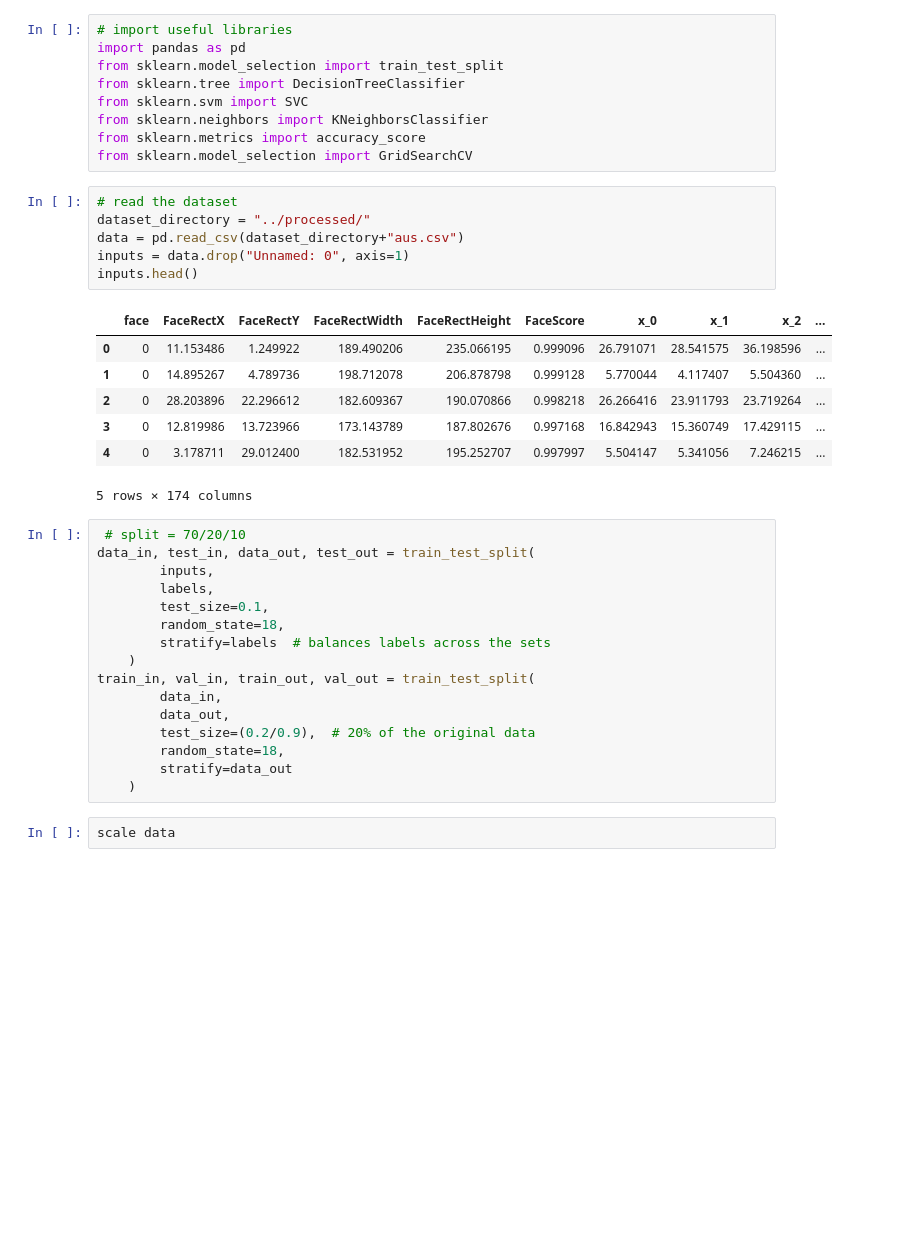
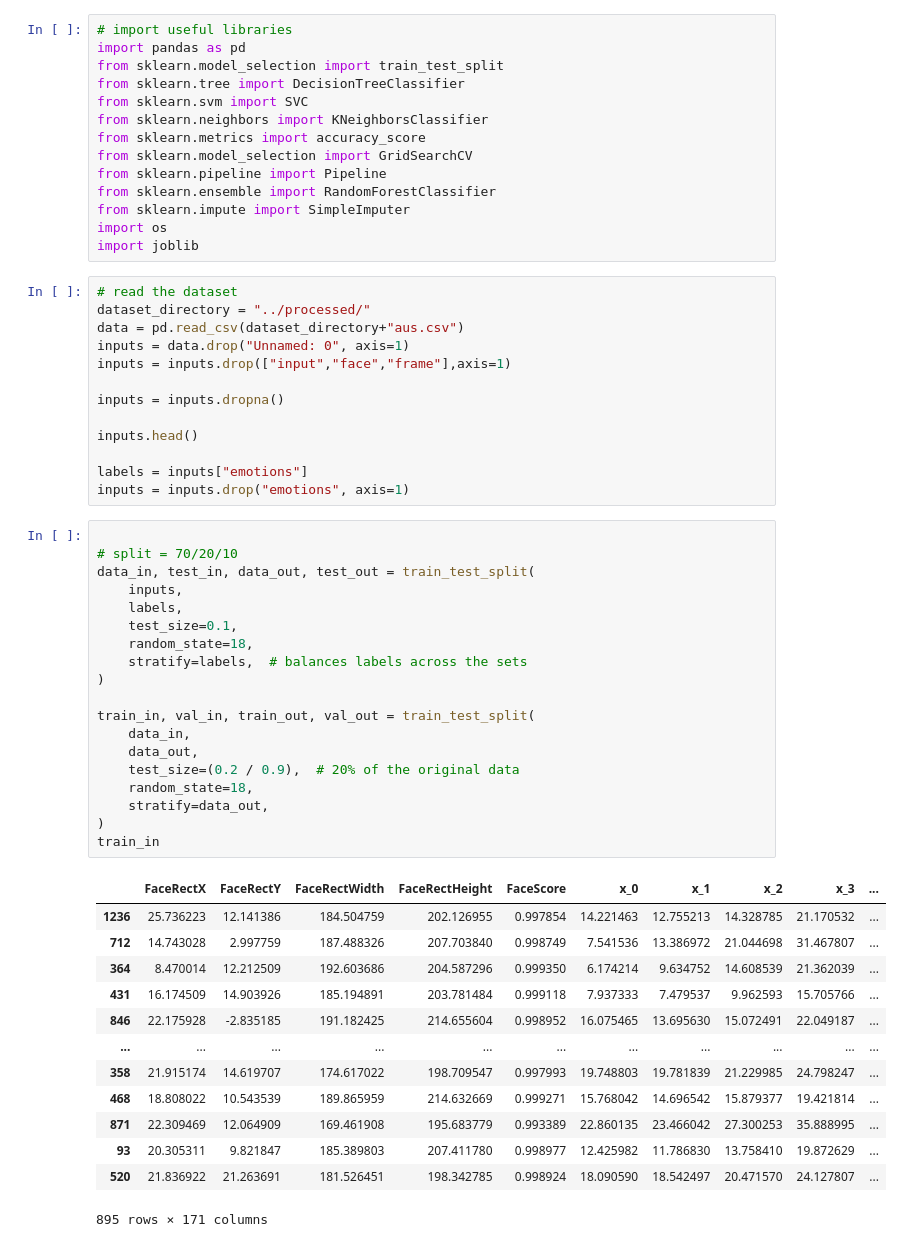
Before and after one commit to Amrith-H-N/Furhat-Bartender, a Jupyter notebook: src/scripts/2_ModelTraining.ipynb, the cells around one changed output. Drawn from its saved outputs; the diff is of its cells as text; blank space fills up the shorter version.

```diff
--- a/src/scripts/2_ModelTraining.ipynb
+++ b/src/scripts/2_ModelTraining.ipynb
@@ -7,35 +7,54 @@ from sklearn.svm import SVC
 from sklearn.neighbors import KNeighborsClassifier
 from sklearn.metrics import accuracy_score
 from sklearn.model_selection import GridSearchCV
+from sklearn.pipeline import Pipeline
+from sklearn.ensemble import RandomForestClassifier
+from sklearn.impute import SimpleImputer
+import os
+import joblib
 # %%
 # read the dataset
 dataset_directory = "../processed/"
 data = pd.read_csv(dataset_directory+"aus.csv")
 inputs = data.drop("Unnamed: 0", axis=1)
+inputs = inputs.drop(["input","face","frame"],axis=1)
+
+inputs = inputs.dropna()
+
 inputs.head()
+
+labels = inputs["emotions"]
+inputs = inputs.drop("emotions", axis=1)
-# %% [output]
-|  | face | FaceRectX | FaceRectY | FaceRectWidth | FaceRectHeight | FaceScore | x_0 | x_1 | x_2 | ... |
-| 0 | 0 | 11.153486 | 1.249922 | 189.490206 | 235.066195 | 0.999096 | 26.791071 | 28.541575 | 36.198596 | ... |
-| 1 | 0 | 14.895267 | 4.789736 | 198.712078 | 206.878798 | 0.999128 | 5.770044 | 4.117407 | 5.504360 | ... |
-| 2 | 0 | 28.203896 | 22.296612 | 182.609367 | 190.070866 | 0.998218 | 26.266416 | 23.911793 | 23.719264 | ... |
-| 3 | 0 | 12.819986 | 13.723966 | 173.143789 | 187.802676 | 0.997168 | 16.842943 | 15.360749 | 17.429115 | ... |
-| 4 | 0 | 3.178711 | 29.012400 | 182.531952 | 195.252707 | 0.997997 | 5.504147 | 5.341056 | 7.246215 | ... |
-5 rows × 174 columns
 # %%
- # split = 70/20/10
+
+# split = 70/20/10
 data_in, test_in, data_out, test_out = train_test_split(
-        inputs,
-        labels,
-        test_size=0.1,
-        random_state=18,
-        stratify=labels  # balances labels across the sets
-    )
+    inputs,
+    labels,
+    test_size=0.1,
+    random_state=18,
+    stratify=labels,  # balances labels across the sets
+)
+
 train_in, val_in, train_out, val_out = train_test_split(
-        data_in,
-        data_out,
-        test_size=(0.2/0.9),  # 20% of the original data
-        random_state=18,
-        stratify=data_out
-    )
+    data_in,
+    data_out,
+    test_size=(0.2 / 0.9),  # 20% of the original data
+    random_state=18,
+    stratify=data_out,
+)
+train_in
+# %% [output]
+|  | FaceRectX | FaceRectY | FaceRectWidth | FaceRectHeight | FaceScore | x_0 | x_1 | x_2 | x_3 | ... |
+| 1236 | 25.736223 | 12.141386 | 184.504759 | 202.126955 | 0.997854 | 14.221463 | 12.755213 | 14.328785 | 21.170532 | ... |
+| 712 | 14.743028 | 2.997759 | 187.488326 | 207.703840 | 0.998749 | 7.541536 | 13.386972 | 21.044698 | 31.467807 | ... |
+| 364 | 8.470014 | 12.212509 | 192.603686 | 204.587296 | 0.999350 | 6.174214 | 9.634752 | 14.608539 | 21.362039 | ... |
+| 431 | 16.174509 | 14.903926 | 185.194891 | 203.781484 | 0.999118 | 7.937333 | 7.479537 | 9.962593 | 15.705766 | ... |
+| 846 | 22.175928 | -2.835185 | 191.182425 | 214.655604 | 0.998952 | 16.075465 | 13.695630 | 15.072491 | 22.049187 | ... |
+| ... | ... | ... | ... | ... | ... | ... | ... | ... | ... | ... |
+| 358 | 21.915174 | 14.619707 | 174.617022 | 198.709547 | 0.997993 | 19.748803 | 19.781839 | 21.229985 | 24.798247 | ... |
+| 468 | 18.808022 | 10.543539 | 189.865959 | 214.632669 | 0.999271 | 15.768042 | 14.696542 | 15.879377 | 19.421814 | ... |
+| 871 | 22.309469 | 12.064909 | 169.461908 | 195.683779 | 0.993389 | 22.860135 | 23.466042 | 27.300253 | 35.888995 | ... |
+| 93 | 20.305311 | 9.821847 | 185.389803 | 207.411780 | 0.998977 | 12.425982 | 11.786830 | 13.758410 | 19.872629 | ... |
+| 520 | 21.836922 | 21.263691 | 181.526451 | 198.342785 | 0.998924 | 18.090590 | 18.542497 | 20.471570 | 24.127807 | ... |
+895 rows × 171 columns
-# %%
-scale data
```
Also changed, not shown: parts of 3 cells of this notebook, 4 other files.
